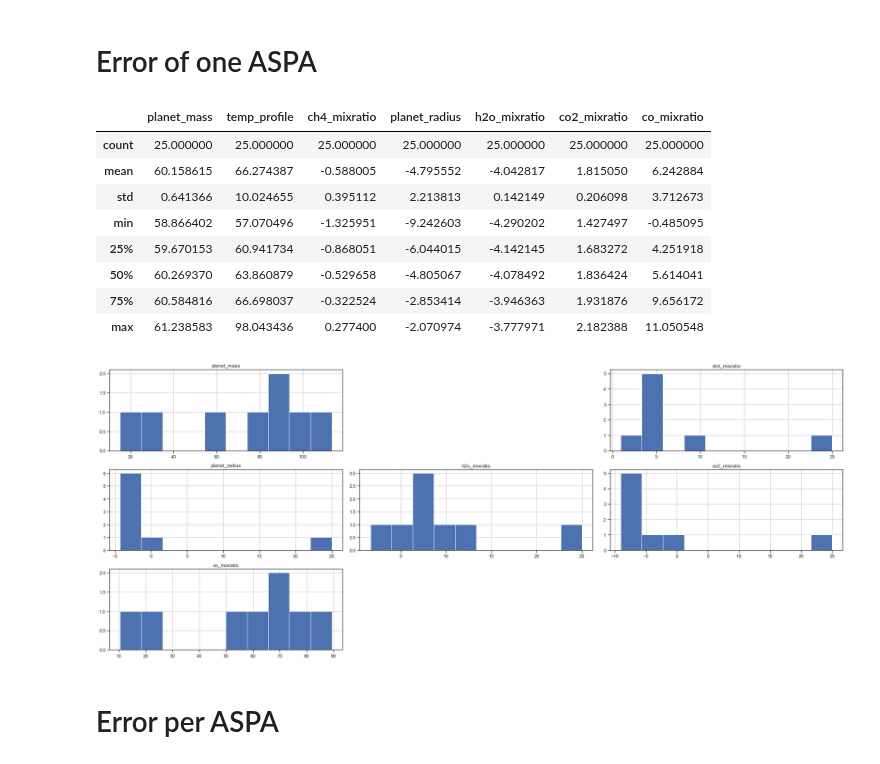
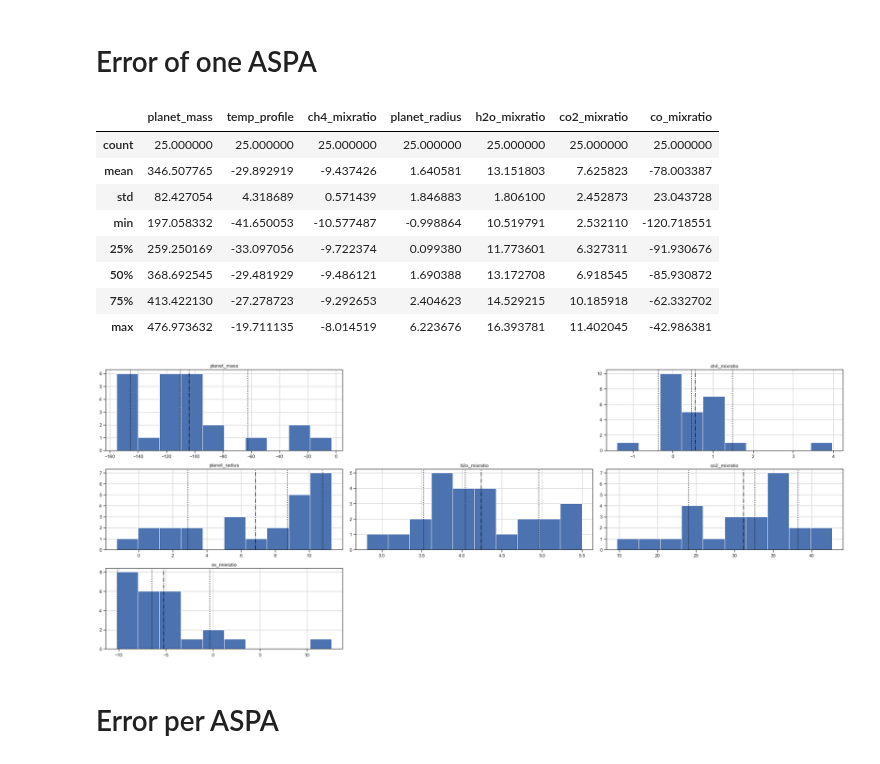
Before and after one commit to deKeijzer/SRON-DCGAN, a Jupyter notebook: notebooks/inpainting with bootstrap.ipynb, the cells around one changed output. Drawn from its saved outputs; the diff is of its cells as text; code cells hidden in the pictures.

```diff
--- a/notebooks/inpainting with bootstrap.ipynb
+++ b/notebooks/inpainting with bootstrap.ipynb
@@ -43,7 +43,7 @@ n_iters = 25*10**3 #25*10**3 # number of iterations to do for inpainting
 torch.backends.cudnn.benchmark=True # Uses udnn auto-tuner to find the best algorithm to use for your hardware, speeds up training by almost 50%
 
 lr = 1e-1
-lamb1 = 1e3 #1e4
+lamb1 = 10 #1e4
 lamb2 = 1 # 1 , total_loss = lamb1*loss_context + lamb2*loss_perceptual
 
 beta1 = 0.5 # Beta1 hyperparam for Adam optimizers
@@ -370,7 +370,7 @@ for i, data in enumerate(dataloader, 0): # batches per epoch
             #plt.imshow(t, cmap='gray') # plot the masked image
 
             """Calculate losses"""
-            loss_context = 10*torch.norm(image_generated_masked-masked_image, p=1) #what's p=1?
+            loss_context = lamb1*torch.norm(image_generated_masked-masked_image, p=1) #what's p=1?
             #loss_context = lamb1*MSELoss(image_generated_masked,masked_image)
             #loss_context = L1Loss(image_generated_masked, masked_image)*10
             #loss_context = SmoothL1Loss(image_generated_masked, masked_image)*10
@@ -456,7 +456,7 @@ for i, data in enumerate(dataloader, 0): # batches per epoch
 # %% [markdown]
 # Error of one ASPA
 # %%
-selected_aspa = 0
+selected_aspa = 7
 
 
 reals = [real_images[selected_aspa][i].detach().cpu().numpy()[0, 0, :, :] for i in range(inpaint_n_times)]
@@ -494,27 +494,37 @@ df.describe()
 # %% [output]
 |  | planet_mass | temp_profile | ch4_mixratio | planet_radius | h2o_mixratio | co2_mixratio | co_mixratio |
 | count | 25.000000 | 25.000000 | 25.000000 | 25.000000 | 25.000000 | 25.000000 | 25.000000 |
-| mean | 60.158615 | 66.274387 | -0.588005 | -4.795552 | -4.042817 | 1.815050 | 6.242884 |
-| std | 0.641366 | 10.024655 | 0.395112 | 2.213813 | 0.142149 | 0.206098 | 3.712673 |
-| min | 58.866402 | 57.070496 | -1.325951 | -9.242603 | -4.290202 | 1.427497 | -0.485095 |
-| 25% | 59.670153 | 60.941734 | -0.868051 | -6.044015 | -4.142145 | 1.683272 | 4.251918 |
-| 50% | 60.269370 | 63.860879 | -0.529658 | -4.805067 | -4.078492 | 1.836424 | 5.614041 |
-| 75% | 60.584816 | 66.698037 | -0.322524 | -2.853414 | -3.946363 | 1.931876 | 9.656172 |
-| max | 61.238583 | 98.043436 | 0.277400 | -2.070974 | -3.777971 | 2.182388 | 11.050548 |
+| mean | 346.507765 | -29.892919 | -9.437426 | 1.640581 | 13.151803 | 7.625823 | -78.003387 |
+| std | 82.427054 | 4.318689 | 0.571439 | 1.846883 | 1.806100 | 2.452873 | 23.043728 |
+| min | 197.058332 | -41.650053 | -10.577487 | -0.998864 | 10.519791 | 2.532110 | -120.718551 |
+| 25% | 259.250169 | -33.097056 | -9.722374 | 0.099380 | 11.773601 | 6.327311 | -91.930676 |
+| 50% | 368.692545 | -29.481929 | -9.486121 | 1.690388 | 13.172708 | 6.918545 | -85.930872 |
+| 75% | 413.422130 | -27.278723 | -9.292653 | 2.404623 | 14.529215 | 10.185918 | -62.332702 |
+| max | 476.973632 | -19.711135 | -8.014519 | 6.223676 | 16.393781 | 11.402045 | -42.986381 |
 # %%
 plt.figure(figsize=((25,10)))
 for i,param in enumerate(inpainted_params):
     if param == 'temp_profile':
         pass
     else:
         plt.subplot(3,3,i+1)
         plt.title(param)
         plt.hist(df[param], bins=10)
+
+        # plot mean and median line
+        mu = df[param].mean()
+        plt.axvline(x=mu,  color='black', linestyle='-.', alpha=0.9, label='mean')
+        plt.axvline(x=df[param].median(),  color='black', linestyle=':', alpha=1, label='median')
+
+        # plot std lines
+        plt.axvline(x=mu-df[param].std(),  color='black', linestyle=':', alpha=1, label=r'$\sigma$')
+        plt.axvline(x=mu+df[param].std(),  color='black', linestyle=':', alpha=1)
+
         #plt.xlabel(r'Percentage error')
         plt.grid()
         plt.tight_layout()
 # %% [output]
-[figure, old version]
+[figure, new version]
 # %% [markdown]
 # Error per ASPA
 # %%
```
Also changed, not shown: parts of 3 cells of this notebook, 9 other files.
